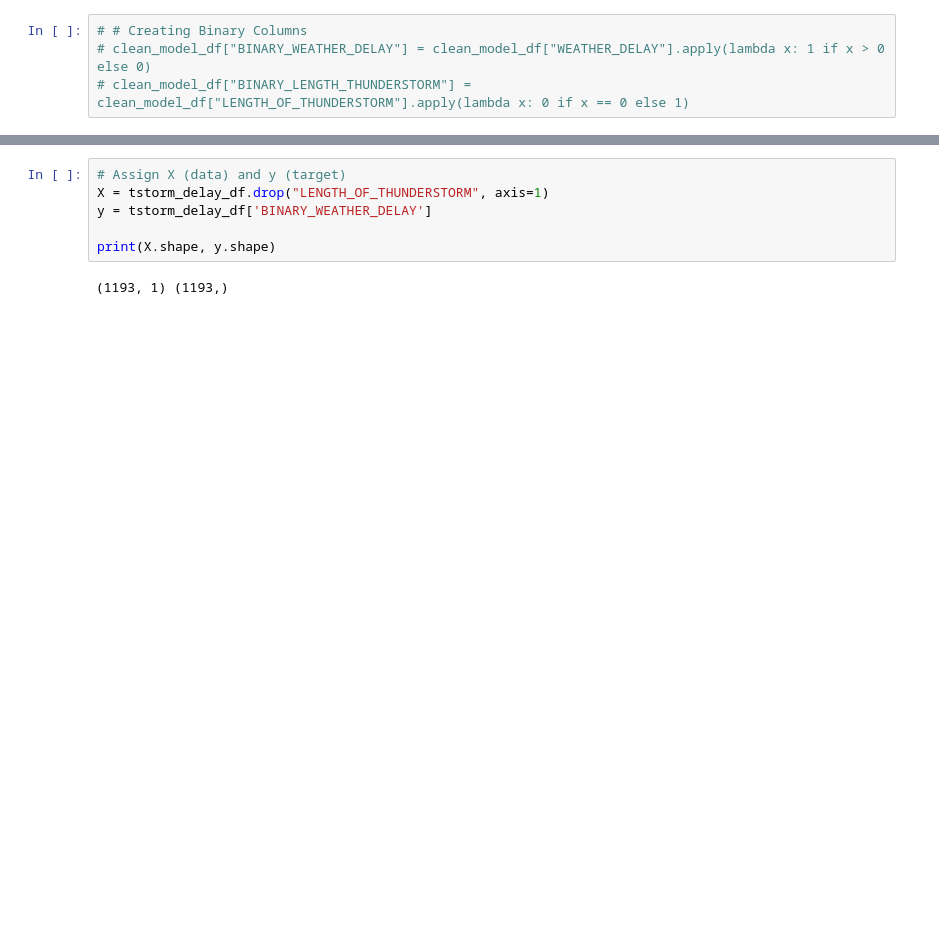
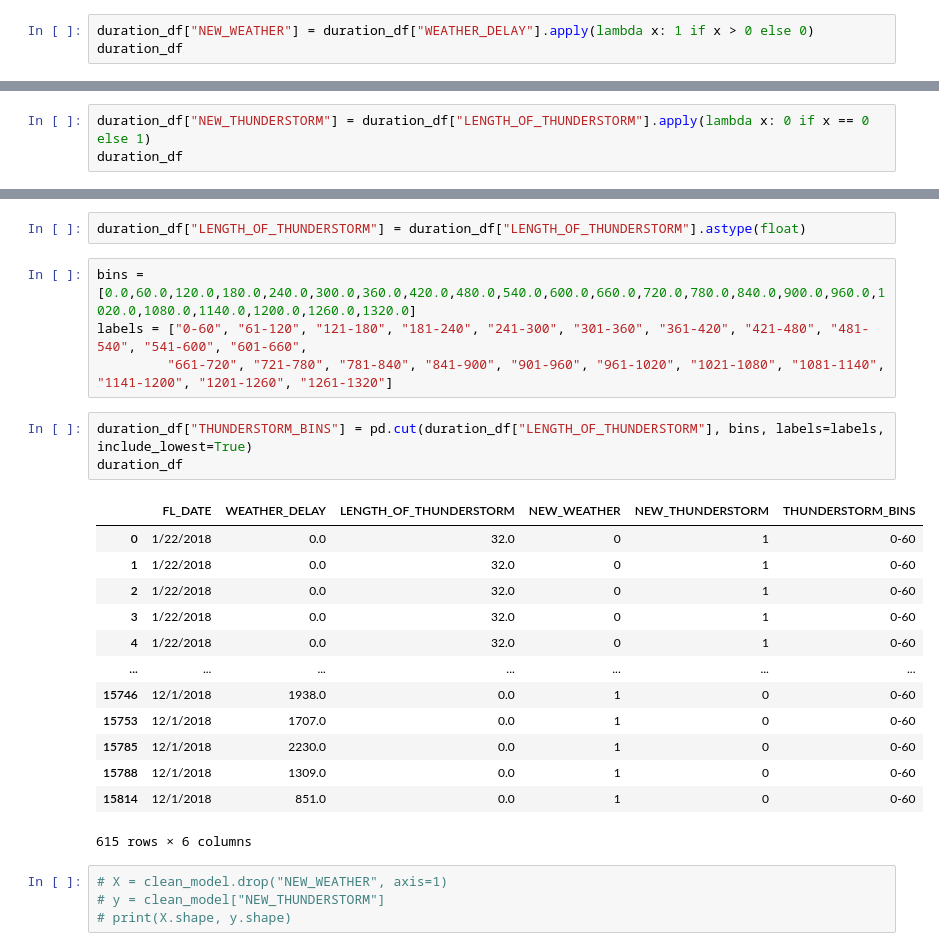
Before and after one commit to meghanvl/Weather_Delays, a Jupyter notebook: ML/delays.ipynb, the cells around one changed output, grey strips where cells are left out. Drawn from its saved outputs; the diff is of its cells as text; blank space fills up the shorter version.

```diff
--- a/ML/delays.ipynb
+++ b/ML/delays.ipynb
@@ -57,4 +56,3 @@ bins = [0, 30, 60, 90, 120, 150, 180, 210, 240, 270, 300]
 # %%
-# # Creating Binary Columns
-# clean_model_df["BINARY_WEATHER_DELAY"] = clean_model_df["WEATHER_DELAY"].apply(lambda x: 1 if x > 0 else 0)
-# clean_model_df["BINARY_LENGTH_THUNDERSTORM"] = clean_model_df["LENGTH_OF_THUNDERSTORM"].apply(lambda x: 0 if x == 0 else 1)
+duration_df["NEW_WEATHER"] = duration_df["WEATHER_DELAY"].apply(lambda x: 1 if x > 0 else 0)
+duration_df
@@ -64,0 +73,3 @@ bins = [0, 30, 60, 90, 120, 150, 180, 210, 240, 270, 300]
+# %%
+duration_df["NEW_THUNDERSTORM"] = duration_df["LENGTH_OF_THUNDERSTORM"].apply(lambda x: 0 if x == 0 else 1)
+duration_df
@@ -65,9 +109,28 @@ bins = [0, 30, 60, 90, 120, 150, 180, 210, 240, 270, 300]
+# %%
+duration_df["LENGTH_OF_THUNDERSTORM"] = duration_df["LENGTH_OF_THUNDERSTORM"].astype(float)
+# %%
+bins = [0.0,60.0,120.0,180.0,240.0,300.0,360.0,420.0,480.0,540.0,600.0,660.0,720.0,780.0,840.0,900.0,960.0,1020.0,1080.0,1140.0,1200.0,1260.0,1320.0]
+labels = ["0-60", "61-120", "121-180", "181-240", "241-300", "301-360", "361-420", "421-480", "481-540", "541-600", "601-660",
+         "661-720", "721-780", "781-840", "841-900", "901-960", "961-1020", "1021-1080", "1081-1140", "1141-1200", "1201-1260", "1261-1320"]
+# %%
+duration_df["THUNDERSTORM_BINS"] = pd.cut(duration_df["LENGTH_OF_THUNDERSTORM"], bins, labels=labels, include_lowest=True)
+duration_df
+# %% [output]
+|  | FL_DATE | WEATHER_DELAY | LENGTH_OF_THUNDERSTORM | NEW_WEATHER | NEW_THUNDERSTORM | THUNDERSTORM_BINS |
+| 0 | 1/22/2018 | 0.0 | 32.0 | 0 | 1 | 0-60 |
+| 1 | 1/22/2018 | 0.0 | 32.0 | 0 | 1 | 0-60 |
+| 2 | 1/22/2018 | 0.0 | 32.0 | 0 | 1 | 0-60 |
+| 3 | 1/22/2018 | 0.0 | 32.0 | 0 | 1 | 0-60 |
+| 4 | 1/22/2018 | 0.0 | 32.0 | 0 | 1 | 0-60 |
+| ... | ... | ... | ... | ... | ... | ... |
+| 15746 | 12/1/2018 | 1938.0 | 0.0 | 1 | 0 | 0-60 |
+| 15753 | 12/1/2018 | 1707.0 | 0.0 | 1 | 0 | 0-60 |
+| 15785 | 12/1/2018 | 2230.0 | 0.0 | 1 | 0 | 0-60 |
+| 15788 | 12/1/2018 | 1309.0 | 0.0 | 1 | 0 | 0-60 |
+| 15814 | 12/1/2018 | 851.0 | 0.0 | 1 | 0 | 0-60 |
+615 rows × 6 columns
 # %%
-# Assign X (data) and y (target)
-X = tstorm_delay_df.drop("LENGTH_OF_THUNDERSTORM", axis=1)
-y = tstorm_delay_df['BINARY_WEATHER_DELAY']
-
-print(X.shape, y.shape)
+# X = clean_model.drop("NEW_WEATHER", axis=1)
+# y = clean_model["NEW_THUNDERSTORM"]
+# print(X.shape, y.shape)
-# %% [output]
-(1193, 1) (1193,)
 # %%
```
Also changed, not shown: parts of 24 cells of this notebook, 17 other files.
